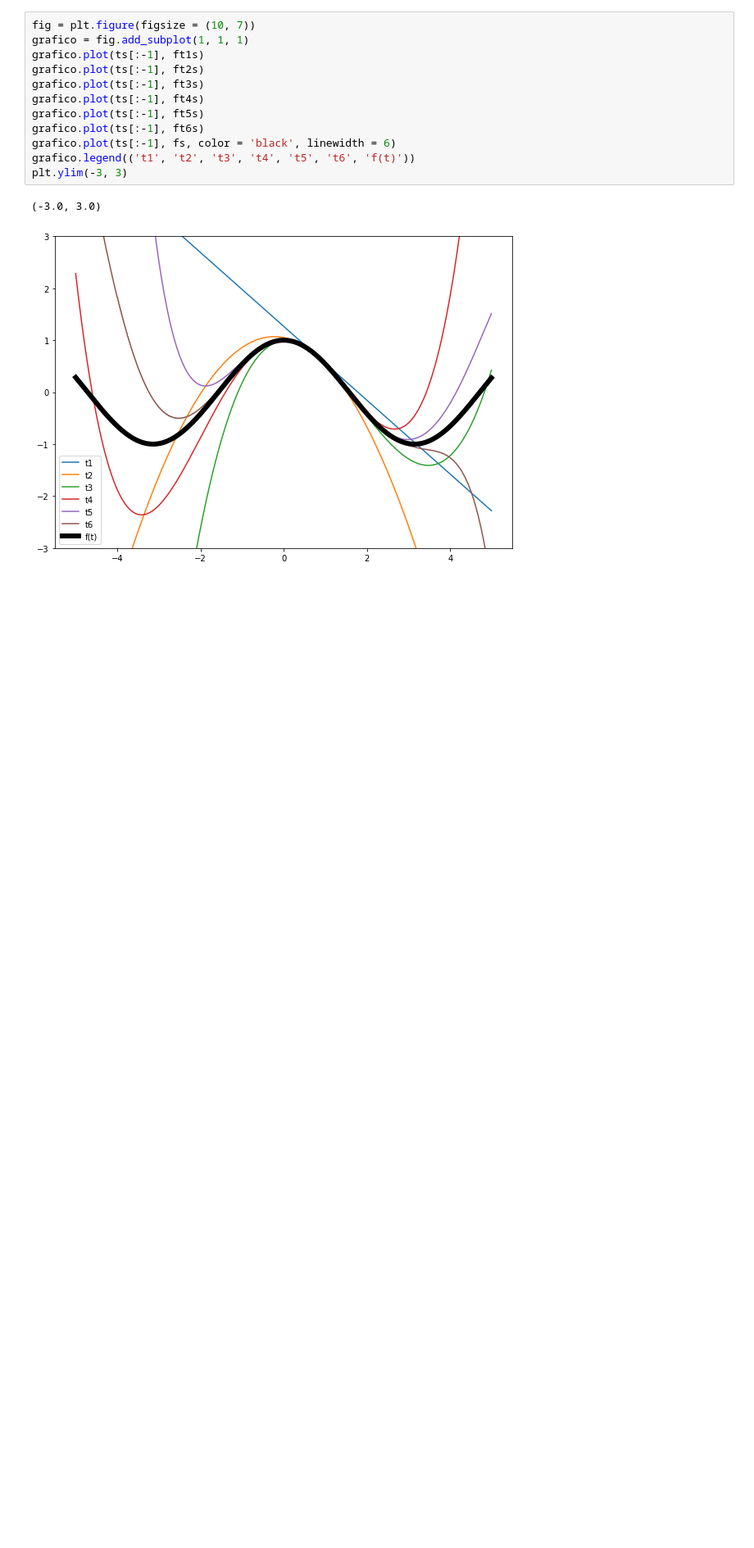
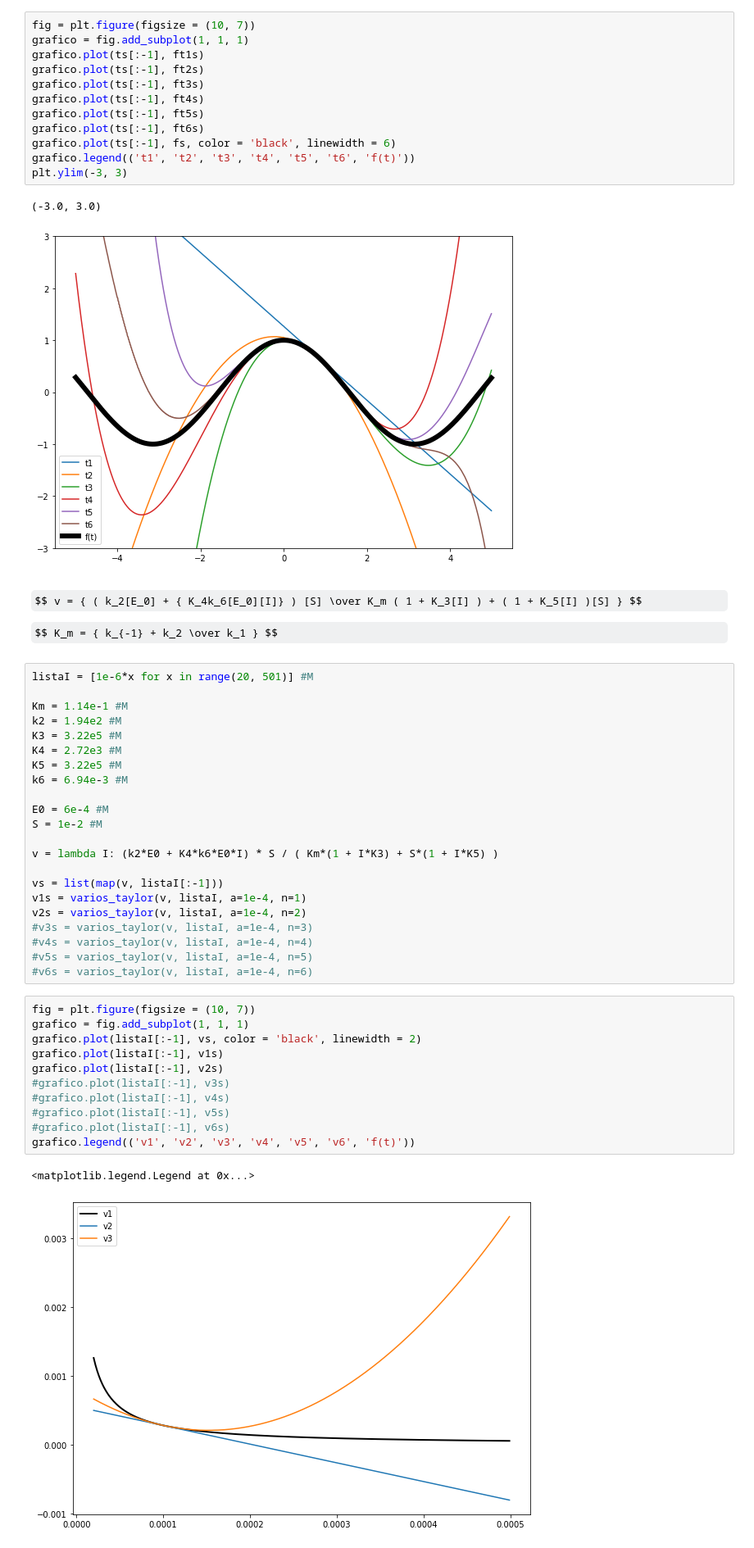
Before and after one commit to forcodeufrj/pbapq, a Jupyter notebook: notebooks em andamento/Recursividade.ipynb, the cells around one changed output. Shown at 82% size. Saved outputs shown, nothing was run; the diff lists cells and outputs as text; some formulas as TeX source; blank space fills up the shorter version.

```diff
--- a/notebooks em andamento/Recursividade.ipynb
+++ b/notebooks em andamento/Recursividade.ipynb
@@ -580,3 +608,43 @@ plt.ylim(-3, 3)
 # %% [output]
 (-3.0, 3.0)
 [figure]
+# %% [markdown]
+$$ v = { ( k_2[E_0] + { K_4k_6[E_0][I]} ) [S] \over K_m ( 1 + K_3[I] ) + ( 1 + K_5[I] )[S] } $$
+
+$$ K_m = { k_{-1} + k_2 \over k_1 } $$
+# %%
+listaI = [1e-6*x for x in range(20, 501)] #M
+
+Km = 1.14e-1 #M
+k2 = 1.94e2 #M
+K3 = 3.22e5 #M
+K4 = 2.72e3 #M
+K5 = 3.22e5 #M
+k6 = 6.94e-3 #M
+
+E0 = 6e-4 #M
+S = 1e-2 #M
+
+v = lambda I: (k2*E0 + K4*k6*E0*I) * S / ( Km*(1 + I*K3) + S*(1 + I*K5) )
+
+vs = list(map(v, listaI[:-1]))
+v1s = varios_taylor(v, listaI, a=1e-4, n=1)
+v2s = varios_taylor(v, listaI, a=1e-4, n=2)
+#v3s = varios_taylor(v, listaI, a=1e-4, n=3)
+#v4s = varios_taylor(v, listaI, a=1e-4, n=4)
+#v5s = varios_taylor(v, listaI, a=1e-4, n=5)
+#v6s = varios_taylor(v, listaI, a=1e-4, n=6)
+# %%
+fig = plt.figure(figsize = (10, 7))
+grafico = fig.add_subplot(1, 1, 1)
+grafico.plot(listaI[:-1], vs, color = 'black', linewidth = 2)
+grafico.plot(listaI[:-1], v1s)
+grafico.plot(listaI[:-1], v2s)
+#grafico.plot(listaI[:-1], v3s)
+#grafico.plot(listaI[:-1], v4s)
+#grafico.plot(listaI[:-1], v5s)
+#grafico.plot(listaI[:-1], v6s)
+grafico.legend(('v1', 'v2', 'v3', 'v4', 'v5', 'v6', 'f(t)'))
+# %% [output]
+<matplotlib.legend.Legend at 0x...>
+[figure, added]
```
Also changed, not shown: parts of 3 cells of this notebook.
